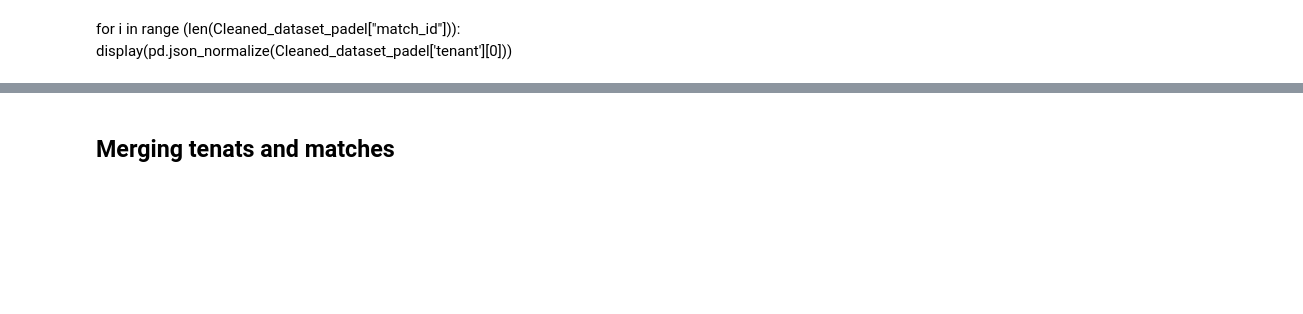
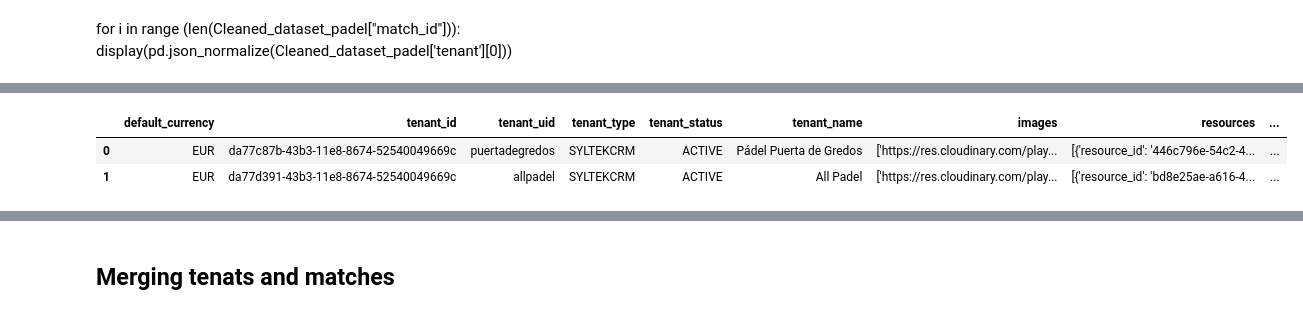
Before and after one commit to JCGlez93/Padel_project, a Jupyter notebook: Dataset_analysis.ipynb, the cells around one changed output, grey strips where cells are left out. Saved outputs shown, nothing was run; the diff lists cells and outputs as text; code cells hidden in the pictures; blank space fills up the shorter version.

```diff
--- a/Dataset_analysis.ipynb
+++ b/Dataset_analysis.ipynb
@@ -221,4 +410,8 @@ print("Before merging tenats data to matches playes , we analysed tenants distri
 # %%
 tenats_details = pd.read_csv(f"/home/jc/Desktop/Padel_2021/Final_tables/data_tenants_2021-10-17.csv")
 # %%
-tenats_details.head()
+tenats_details.head(2)
+# %% [output]
+|  | default_currency | tenant_id | tenant_uid | tenant_type | tenant_status | tenant_name | images | resources | ... |
+| 0 | EUR | da77c87b-43b3-11e8-8674-52540049669c | puertadegredos | SYLTEKCRM | ACTIVE | Pádel Puerta de Gredos | ['https://res.cloudinary.com/play... | [{'resource_id': '446c796e-54c2-4... | ... |
+| 1 | EUR | da77d391-43b3-11e8-8674-52540049669c | allpadel | SYLTEKCRM | ACTIVE | All Padel | ['https://res.cloudinary.com/play... | [{'resource_id': 'bd8e25ae-a616-4... | ... |
```
Also changed, not shown: parts of 44 cells of this notebook.
